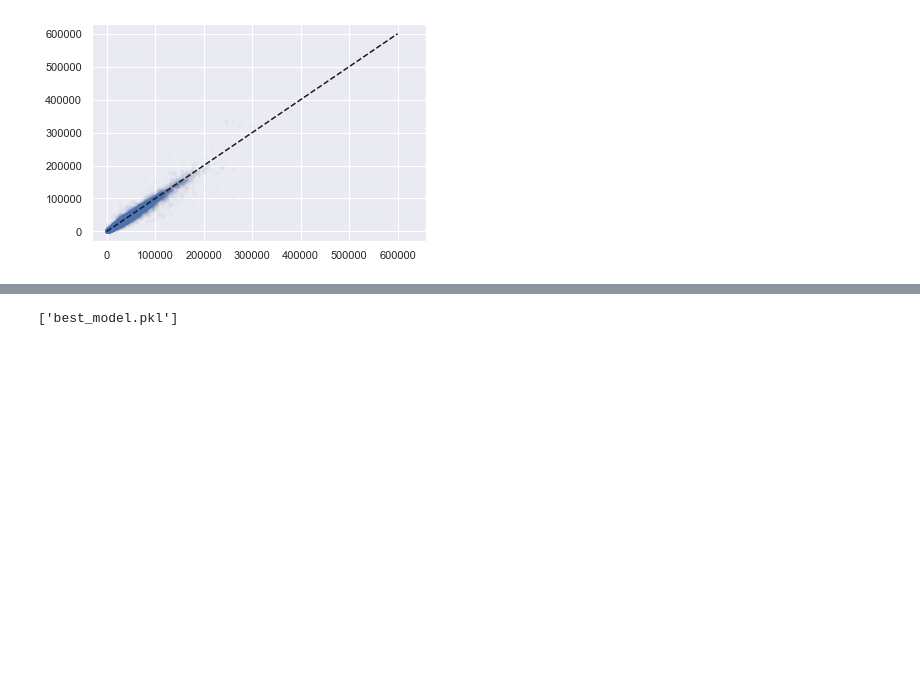
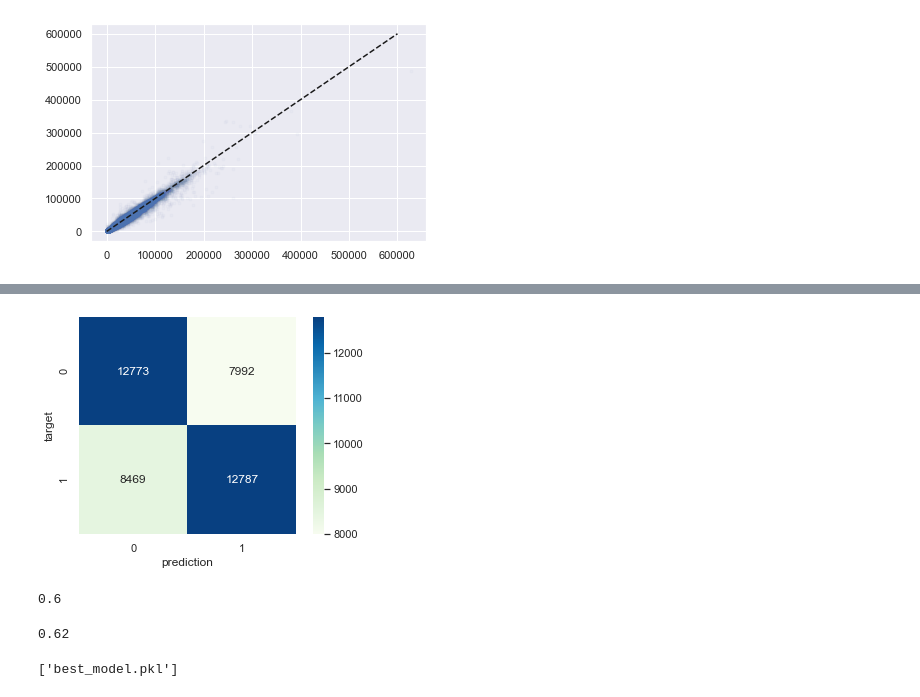
Before and after one commit to JelleWestra/Data-Science-for-Business-Improvement, a Jupyter notebook: project2/Project 2 - Team 12.ipynb, the cells around one changed output, grey strips where cells are left out. Saved outputs shown, nothing was run; the diff lists cells and outputs as text; code cells hidden in the pictures; blank space fills up the shorter version.

```diff
--- a/project2/Project 2 - Team 12.ipynb
+++ b/project2/Project 2 - Team 12.ipynb
@@ -1953,0 +1937,11 @@ plt.plot([0,600000], [0,600000], 'k--');
+# %%
+X, y = df_add_features(
+    add_RW=[],
+    add_L=[],
+    add_MD_significance=[1.5 * md for md in md_corr_median],
+    add_holiday_dummies=[
+        ['Christmas', 'Labor_Day', 'Super_Bowl', 'Easter', 'Black_Friday', 'Valentine'],
+        ['Christmas', 'Labor_Day', 'Super_Bowl', 'Easter', 'Black_Friday', 'Valentine']
+    ],
+    train=True
+)
@@ -1954,3 +1980,39 @@ plt.plot([0,600000], [0,600000], 'k--');
+# %%
+def binary(y):
+    """
+    Converts percent change to a binary 1 or 0, where 1 is an increase and 0 is a decrease/no change
+
+    """
+    #Empty arrays where a 1 represents an increase in price and a 0 represents a decrease in price
+    direction = np.ones(y.size)
+    #If the change in price is greater than zero, store it as a 1
+    #If the change in price is less than zero, store it as a 0
+    for i in range(1, y.size):
+        if y[i] < y[i-1]:
+            direction[i] = 0
+
+    return direction
+
+
+from sklearn.metrics import confusion_matrix
+
+cm = confusion_matrix(binary(y_val.values), binary(y_hat))
+
+sns.heatmap(cm, square=True, annot=True, fmt='d', cmap='GnBu')
+plt.xlabel('prediction')
+plt.ylabel('target');
+# %% [output]
+[figure, added]
+# %%
+TNR = cm[0,0] / cm[:,0].sum()
+TNR.round(2)
+# %% [output]
+0.6
+# %%
+TPR = cm[1,1] / cm[:,1].sum()
+TPR.round(2)
+# %% [output]
+0.62
 # %%
 joblib.dump(rf, 'best_model.pkl', compress=1)
 # %% [output]
```
Also changed, not shown: parts of 39 cells of this notebook.
